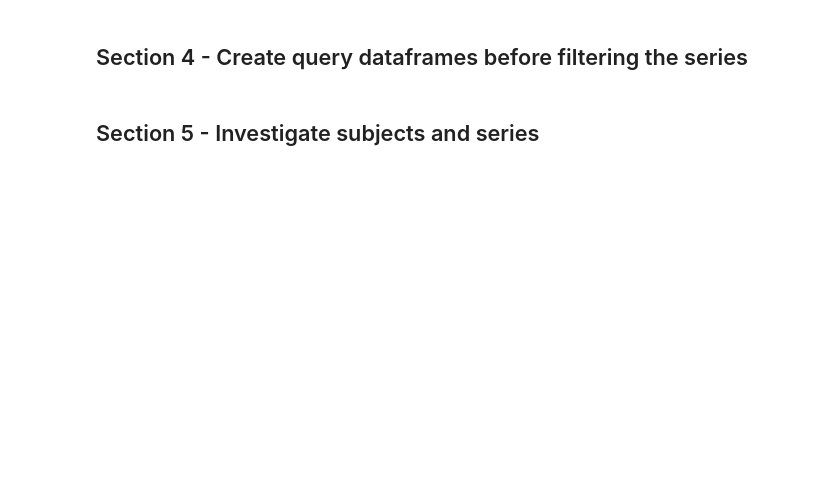
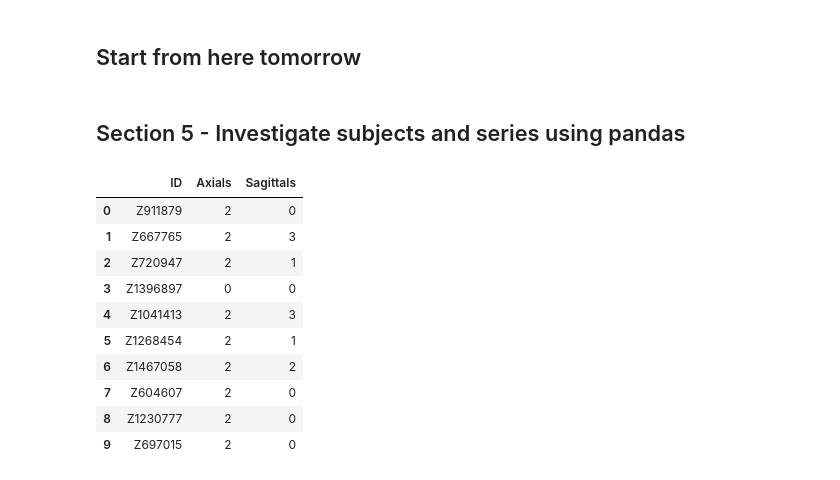
Before and after one commit to cchmc-dll/pediatric_sarcopenia_pipeline, a Jupyter notebook: run_sma_experiment.ipynb, the cells around one changed output. Drawn from its saved outputs; the diff is of its cells as text; code cells hidden in the pictures; blank space fills up the shorter version.

```diff
--- a/run_sma_experiment.ipynb
+++ b/run_sma_experiment.ipynb
@@ -186,8 +217,10 @@ print("Length of axial series", len(axial_series))
 # Save required objects
 save_object(axial_series, os.path.join(output,'axial_series.pkl'))
 save_object(sagittal_series, os.path.join(output,'sagittal_series.pkl'))
-# %% [markdown]
-## Section 4 - Create query dataframes before filtering the series
+# %% [markdown]
+## Start from here tomorrow
+# %% [markdown]
+## Section 5 - Investigate subjects and series using pandas
 # %%
 axial_series = load_object(os.path.join(output,'axial_series.pkl'))
 sagittal_series = load_object(os.path.join(output,'sagittal_series.pkl'))
@@ -195,10 +228,22 @@ subjects = load_object(os.path.join(output,'subjects_noduplicates.pkl'))
 # %%
 df_a = get_summary_dfs(axial_series,sagittal_series,subjects)
 save_object(df_a, os.path.join(output,'df_a.pkl'))
+# %%
+display(df_a.head(10))
+# %% [output]
+|  | ID | Axials | Sagittals |
+| 0 | Z911879 | 2 | 0 |
+| 1 | Z667765 | 2 | 3 |
+| 2 | Z720947 | 2 | 1 |
+| 3 | Z1396897 | 0 | 0 |
+| 4 | Z1041413 | 2 | 3 |
+| 5 | Z1268454 | 2 | 1 |
+| 6 | Z1467058 | 2 | 2 |
+| 7 | Z604607 | 2 | 0 |
+| 8 | Z1230777 | 2 | 0 |
+| 9 | Z697015 | 2 | 0 |
 # %%
 df_a_axials = get_summary_by_serieslength(axial_series)
 df_a_sags = get_summary_by_serieslength(sagittal_series)
 save_object(df_a_axials, os.path.join(output,'df_a_axials.pkl'))
 save_object(df_a_sags, os.path.join(output,'df_a_sags.pkl'))
-# %% [markdown]
-## Section 5 - Investigate subjects and series
```
Also changed, not shown: parts of 152 cells of this notebook, 3 other files.
